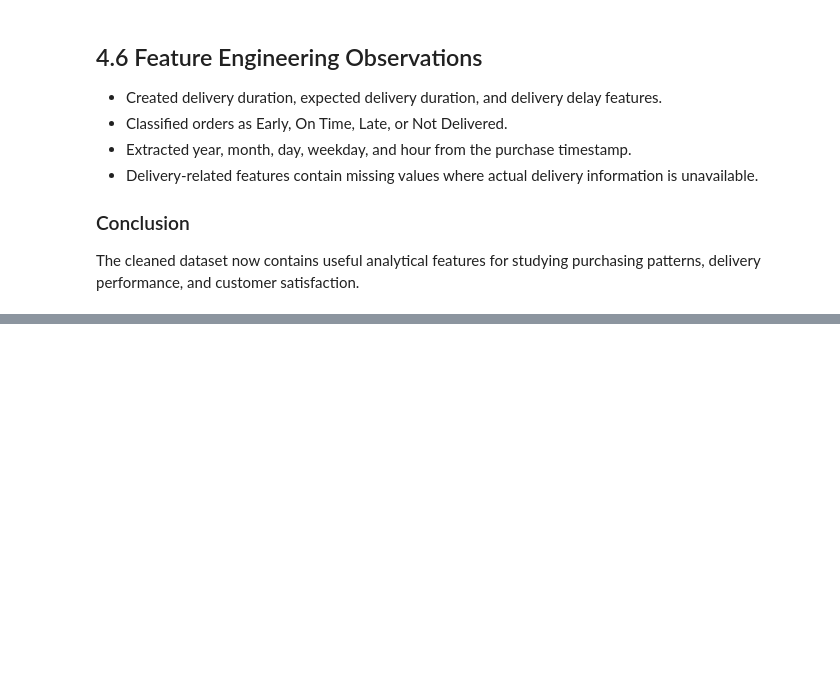
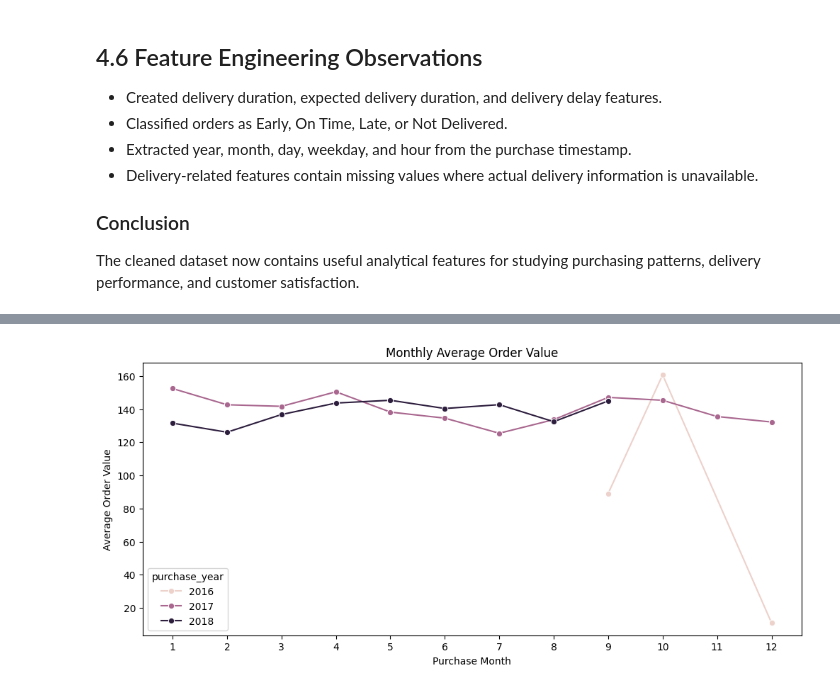
Before and after one commit to PranjaliSBidwe/E-Commerce_Sales_Customer_Behavior_Analysis, a Jupyter notebook: 01_data_understanding.ipynb, the cells around one changed output, grey strips where cells are left out. Saved outputs shown, nothing was run; the diff lists cells and outputs as text; code cells hidden in the pictures; blank space fills up the shorter version.

```diff
--- a/01_data_understanding.ipynb
+++ b/01_data_understanding.ipynb
@@ -1058,0 +1186,9 @@ The cleaned dataset now contains useful analytical features for studying purchas
+# %%
+monthly_aov = (
+    df_clean
+    .groupby(['purchase_year', 'purchase_month'])['price']
+    .mean()
+    .reset_index(name='average_order_value')
+)
+
+monthly_aov
@@ -1058,0 +1213,18 @@ The cleaned dataset now contains useful analytical features for studying purchas
+# %%
+plt.figure(figsize=(12, 5))
+
+sns.lineplot(
+    data=monthly_aov,
+    x='purchase_month',
+    y='average_order_value',
+    hue='purchase_year',
+    marker='o'
+)
+
+plt.title('Monthly Average Order Value')
+plt.xlabel('Purchase Month')
+plt.ylabel('Average Order Value')
+plt.xticks(range(1, 13))
+plt.show()
+# %% [output]
+[figure, added]
```
Also changed, not shown: parts of 22 cells of this notebook.
